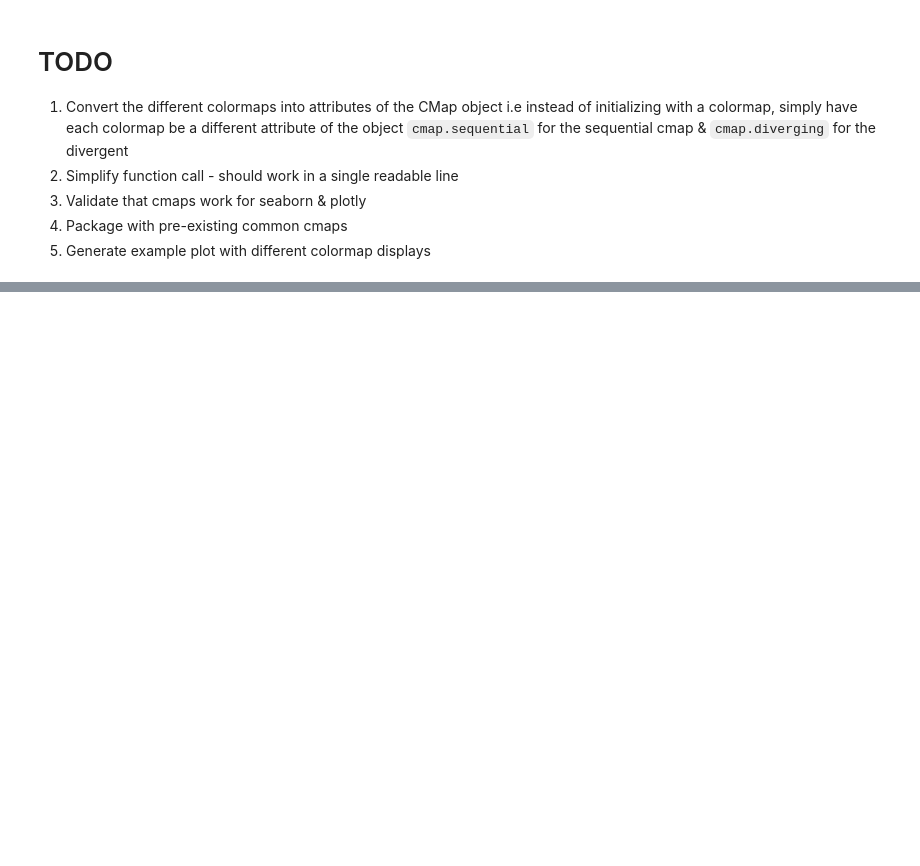
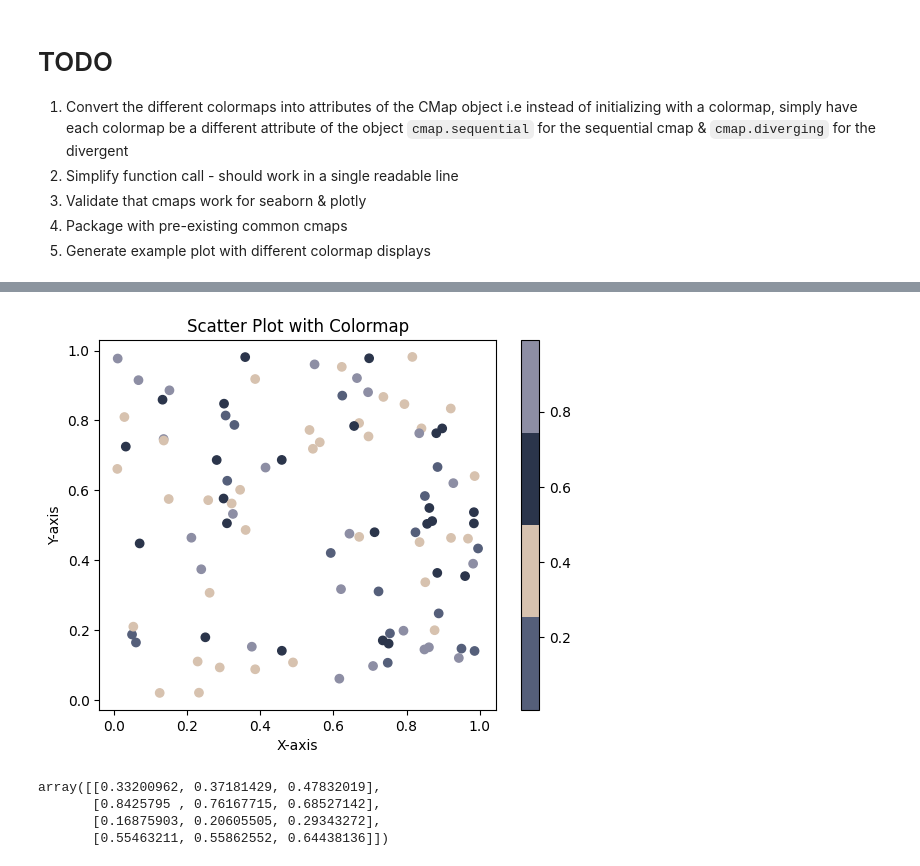
Before and after one commit to sansona/palettecleanse, a Jupyter notebook: colormap_explorer.ipynb, the cells around one changed output, grey strips where cells are left out. Drawn from its saved outputs; the diff is of its cells as text; code cells hidden in the pictures; blank space fills up the shorter version.

```diff
--- a/colormap_explorer.ipynb
+++ b/colormap_explorer.ipynb
@@ -95,0 +103,19 @@ plt.show()
+# %%
+x = np.random.rand(100)
+y = np.random.rand(100)
+colors = np.random.rand(100)  # Defining colors based on data range
+plt.scatter(x, y, c=colors, cmap=sunset_cmap)
+plt.colorbar()
+plt.title('Scatter Plot with Colormap')
+plt.xlabel('X-axis')
+plt.ylabel('Y-axis')
+plt.show()
+# %% [output]
+[figure, added]
+# %%
+sunset.colors
+# %% [output]
+array([[0.33200962, 0.37181429, 0.47832019],
+       [0.8425795 , 0.76167715, 0.68527142],
+       [0.16875903, 0.20605505, 0.29343272],
+       [0.55463211, 0.55862552, 0.64438136]])
```
Also changed, not shown: parts of 7 cells of this notebook, 2 other files.
